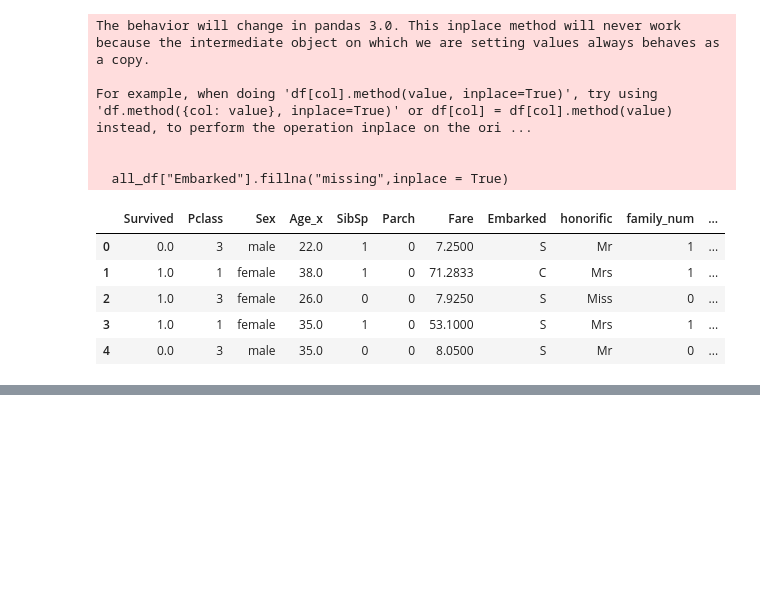
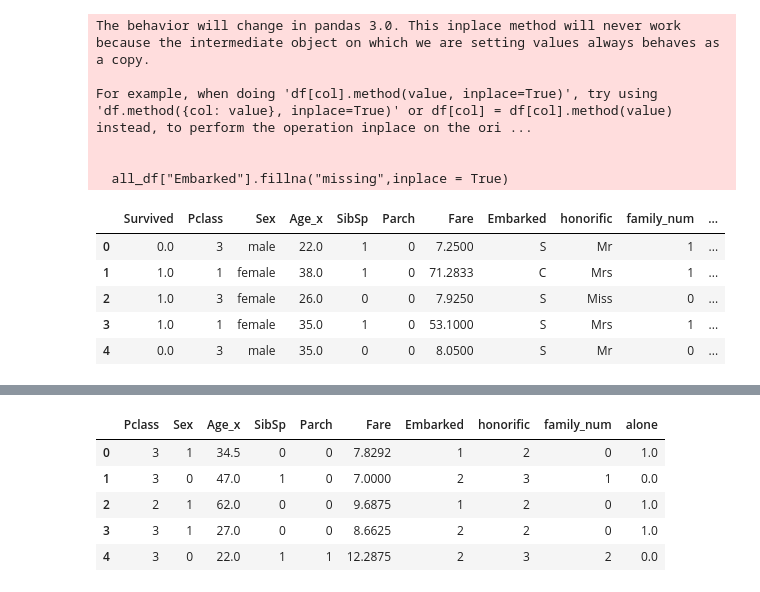
Before and after one commit to okamo18/kaggle, a Jupyter notebook: Titanic - Machine Learning from Disaster/analize.ipynb, the cells around one changed output, grey strips where cells are left out. Cells and saved outputs as stored; diff of their text form; code cells hidden in the pictures; blank space fills up the shorter version.

```diff
--- a/Titanic - Machine Learning from Disaster/analize.ipynb
+++ b/Titanic - Machine Learning from Disaster/analize.ipynb
@@ -886,0 +891,11 @@ ModuleNotFoundError: No module named 'tensorflow'
+# %%
+test_X = all_df[all_df["Survived"].isnull()].drop("Survived",axis = 1).reset_index(drop = True)
+# %%
+test_X.head()
+# %% [output]
+|  | Pclass | Sex | Age_x | SibSp | Parch | Fare | Embarked | honorific | family_num | alone |
+| 0 | 3 | 1 | 34.5 | 0 | 0 | 7.8292 | 1 | 2 | 0 | 1.0 |
+| 1 | 3 | 0 | 47.0 | 1 | 0 | 7.0000 | 2 | 3 | 1 | 0.0 |
+| 2 | 2 | 1 | 62.0 | 0 | 0 | 9.6875 | 1 | 2 | 0 | 1.0 |
+| 3 | 3 | 1 | 27.0 | 0 | 0 | 8.6625 | 2 | 2 | 0 | 1.0 |
+| 4 | 3 | 0 | 22.0 | 1 | 1 | 12.2875 | 2 | 3 | 2 | 0.0 |
```
Also changed, not shown: parts of 19 cells of this notebook, 3 other files.
